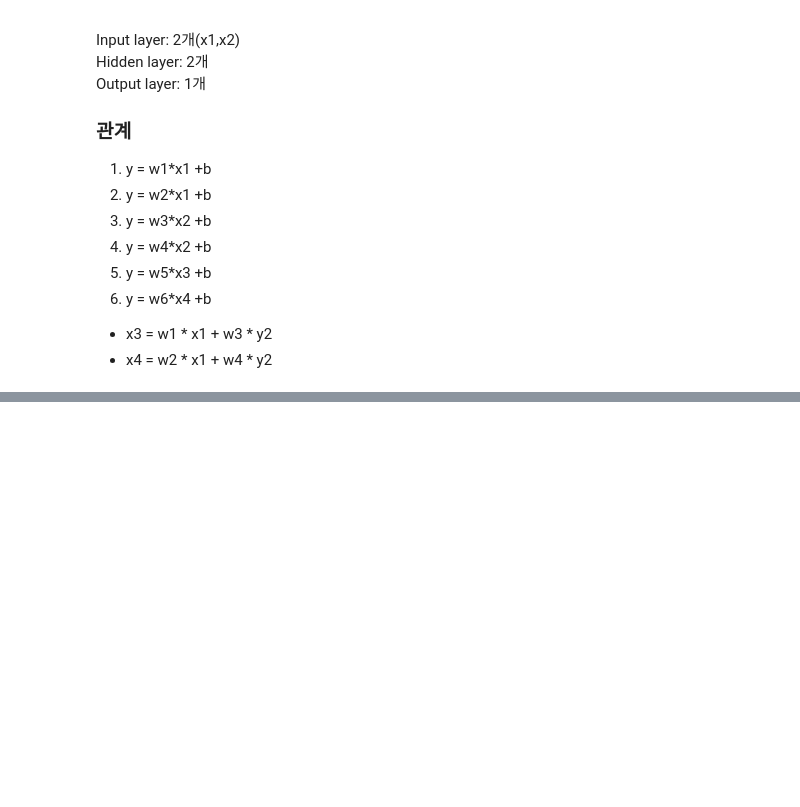
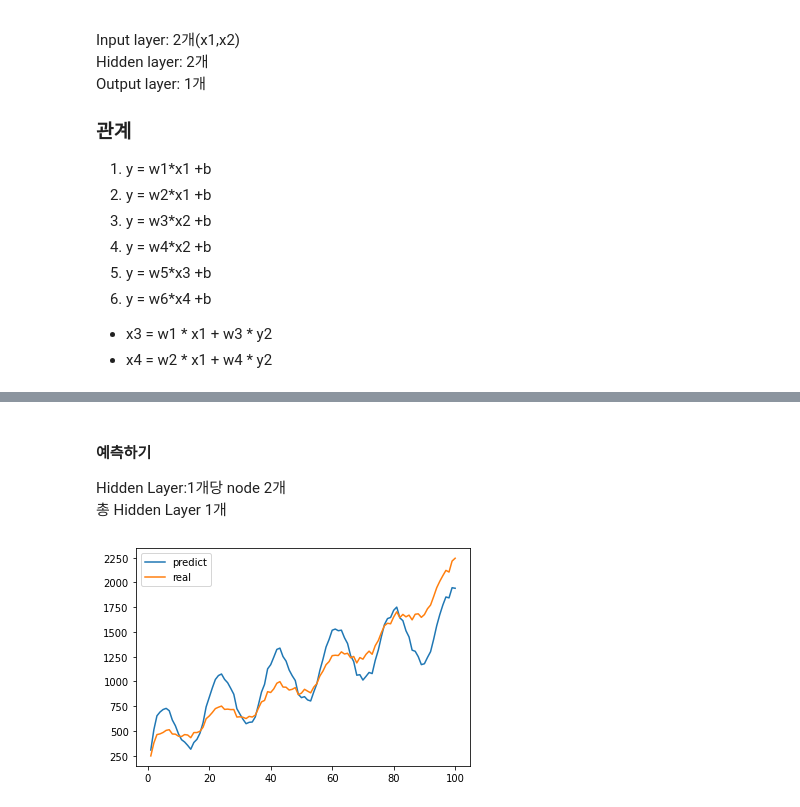
Before and after one commit to minjeongss/DeepLearning, a Jupyter notebook: DeepLearning_30m.ipynb, the cells around one changed output, grey strips where cells are left out. Saved outputs shown, nothing was run; the diff lists cells and outputs as text; code cells hidden in the pictures; blank space fills up the shorter version.

```diff
--- a/DeepLearning_30m.ipynb
+++ b/DeepLearning_30m.ipynb
@@ -244,0 +390,9 @@ Output layer: 1개
+# %%
+independent=pd.DataFrame({
+    'season':season,
+    'advertise':advertise
+})
+dependent=pd.DataFrame({
+    'sales':sales
+})
+independent.shape,dependent.shape
@@ -244,0 +403,10 @@ Output layer: 1개
+# %%
+X=tf.keras.layers.Input(shape=[2])
+H=tf.keras.layers.Dense(200,activation='swish')(X)
+H=tf.keras.layers.Dense(200,activation='swish')(H)
+Y=tf.keras.layers.Dense(1)(H)
+model=tf.keras.models.Model(X,Y)
+model.compile(loss='mse')
+# %%
+model.fit(independent,dependent,epochs=10000,verbose=0)
+model.fit(independent,dependent,epochs=10)
@@ -244,0 +435,12 @@ Output layer: 1개
+# %% [markdown]
+#### 예측하기
+Hidden Layer:1개당 node 2개
+<br>총 Hidden Layer 1개
+# %%
+plt.plot(np.arange(1,101),model.predict(independent),label="predict")
+plt.plot(np.arange(1,101),dependent,label="real")
+
+plt.legend()
+plt.show()
+# %% [output]
+[figure, added]
```
Also changed, not shown: parts of 52 cells of this notebook.
